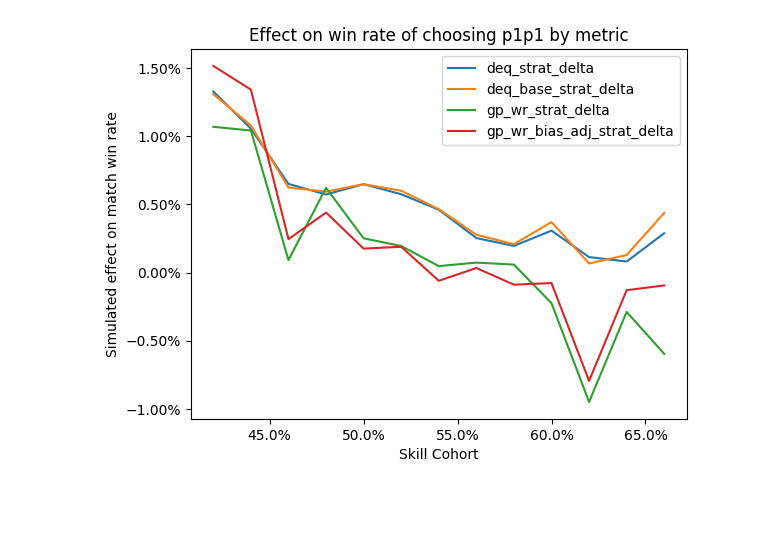
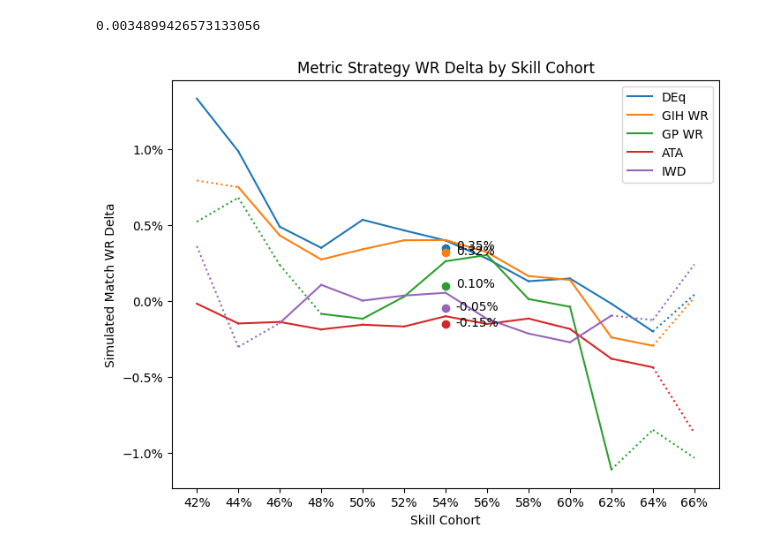
Before and after one commit to oelarnes/deq, a Jupyter notebook: P1 Analysis.ipynb, the cells around one changed output. Saved outputs shown, nothing was run; the diff lists cells and outputs as text; code cells hidden in the pictures; blank space fills up the shorter version.

```diff
--- a/P1 Analysis.ipynb
+++ b/P1 Analysis.ipynb
@@ -131,32 +42,18 @@ plt.show()
-# %%
-ax = plt.subplot()
-metrics = [
-    "deq_strat_delta",
-    "deq_base_strat_delta",
-
-    "gp_wr_strat_delta",
-    "gp_wr_bias_adj_strat_delta"
-    ,
-]
-for metric in metrics:
-    ax.plot("wr_group",
-            metric,
-            data=res.df)
-
-
-
-ax.legend()
-ax.yaxis.set_major_formatter(
-
-    mtick.PercentFormatter(1.0
-                          ))
-ax.xaxis.set_major_formatter(
-    mtick.PercentFormatter(100))
-
-ax.set_title("Effect on win rate of choosing p1p1 by metric")
-ax.set_xlabel('Skill Cohort')
-ax.set_ylabel('Simulated effect on match win rate')
-
-plt.show()
-# %% [output]
-[figure, removed]
+# %%
+res_alt = all_metrics_analysis(
+    metric_filter=EARLY_FORMAT,
+    results_filter=LATE_FORMAT
+)
+# %%
+res_alt.agg_df["deq_strat_delta"][0]
+# %% [output]
+0.0034899426573133056
+# %%
+_ = p1strat_line_plot(
+    res_alt
+    ,
+    mode='wr_delta'
+)
+plt.show()
+# %% [output]
+[figure, added]
```
Also changed, not shown: parts of 8 cells of this notebook, 1 other file.
